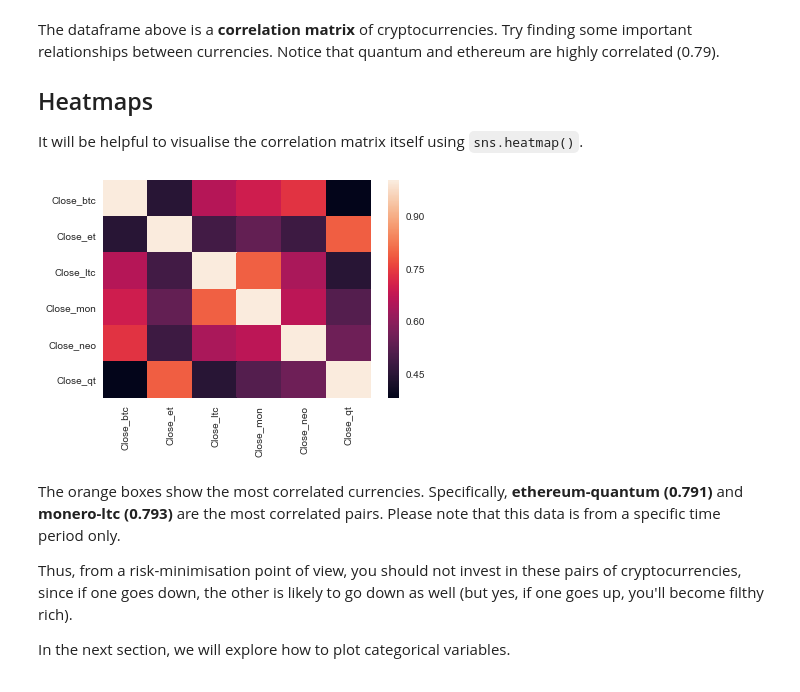
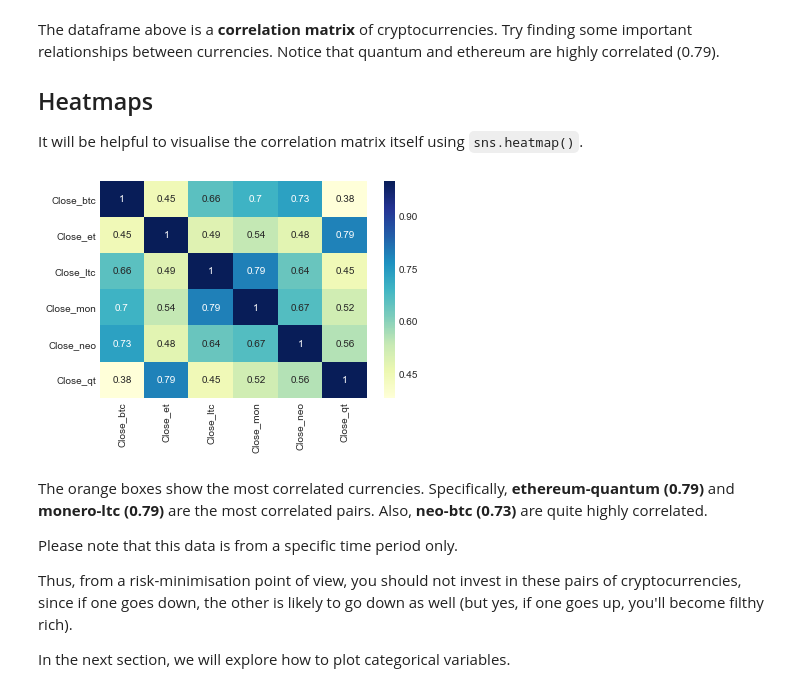
Before and after one commit to savi1910/Data-Visualization-in-Python, a Jupyter notebook: 2_Plotting_Distributions.ipynb, the cells around one changed output. Cells and saved outputs as stored; diff of their text form; code cells hidden in the pictures.

````diff
--- a/2_Plotting_Distributions.ipynb
+++ b/2_Plotting_Distributions.ipynb
@@ -237,12 +237,14 @@ The dataframe above is a **correlation matrix** of cryptocurrencies. Try finding
 It will be helpful to visualise the correlation matrix itself using ```sns.heatmap()```.
 # %%
 # heatmap
-sns.heatmap(cor)
+sns.heatmap(cor, cmap="YlGnBu", annot=True)
 plt.show()
 # %% [output]
-[figure, old version]
+[figure, new version]
 # %% [markdown]
-The orange boxes show the most correlated currencies. Specifically, **ethereum-quantum (0.791)** and **monero-ltc (0.793)** are the most correlated pairs. Please note that this data is from a specific time period only.
+The orange boxes show the most correlated currencies. Specifically, **ethereum-quantum (0.79)** and **monero-ltc (0.79)** are the most correlated pairs. Also, **neo-btc (0.73)** are quite highly correlated.
+
+Please note that this data is from a specific time period only.
 
 Thus, from a risk-minimisation point of view, you should not invest in these pairs of cryptocurrencies, since if one goes down, the other is likely to go down as well (but yes, if one goes up, you'll become filthy rich).
 
````
Also changed, not shown: parts of 10 cells of this notebook, 1 other file.
